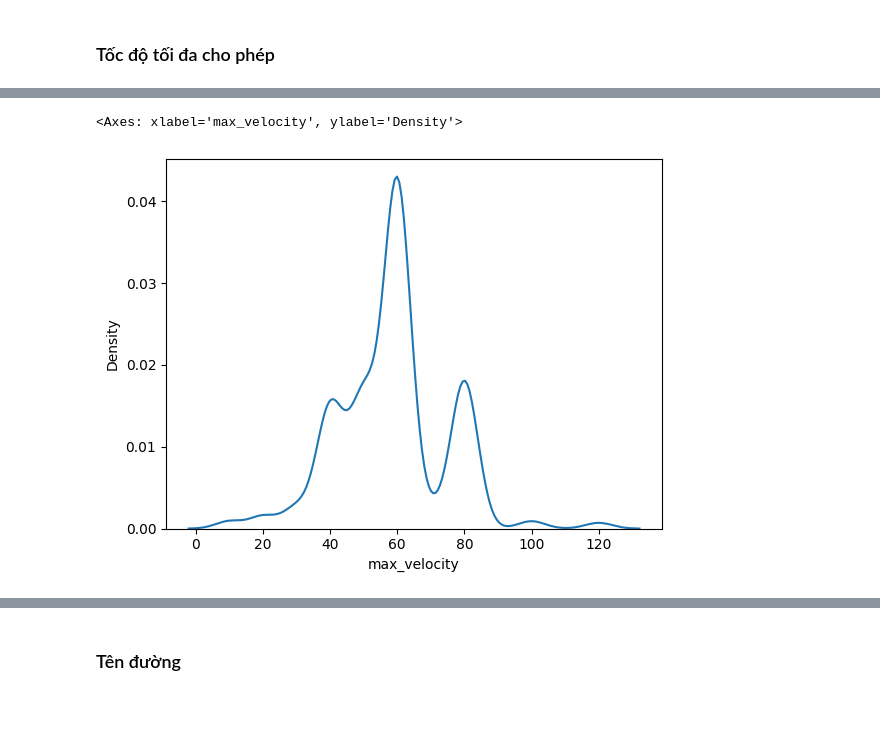
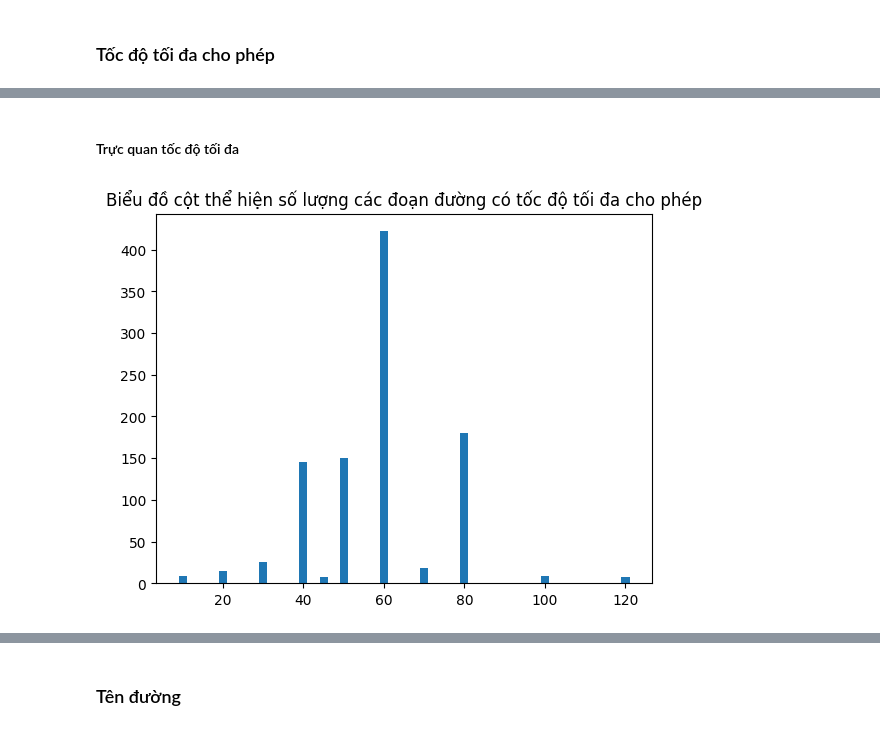
Before and after one commit to An-Sadek/HCM_GNNTSF, a Jupyter notebook: src/preprocessing/summary.ipynb, the cells around one changed output, grey strips where cells are left out. Cells and saved outputs as stored; diff of their text form; code cells hidden in the pictures.

Commit message:
Dang truc quan va tien xu ly segments.csv, xong 2/5 bao gom streets.csv va nodes.csv

```diff
--- a/src/preprocessing/summary.ipynb
+++ b/src/preprocessing/summary.ipynb
@@ -68,4 +116,4 @@ velocity_arr = streets_df[streets_df["max_velocity"].notnull()]["max_velocity"]
 # %%
-velocity_arr.min(), \
-velocity_arr.max()
+velocity_counts = velocity_arr.value_counts()
+velocity_counts
 # %% [output]
@@ -73,5 +133,8 @@ velocity_arr.max()
+# %% [markdown]
+#### Trực quan tốc độ tối đa
 # %%
-sns.kdeplot(data=velocity_arr)
+plt.bar(velocity_counts.index, velocity_counts, 2)
+plt.title("Biểu đồ cột thể hiện số lượng các đoạn đường có tốc độ tối đa cho phép")
+plt.show()
 # %% [output]
-<Axes: xlabel='max_velocity', ylabel='Density'>
-[figure, old version]
+[figure, new version]
```
Also changed, not shown: parts of 52 cells of this notebook, 2 other files.
